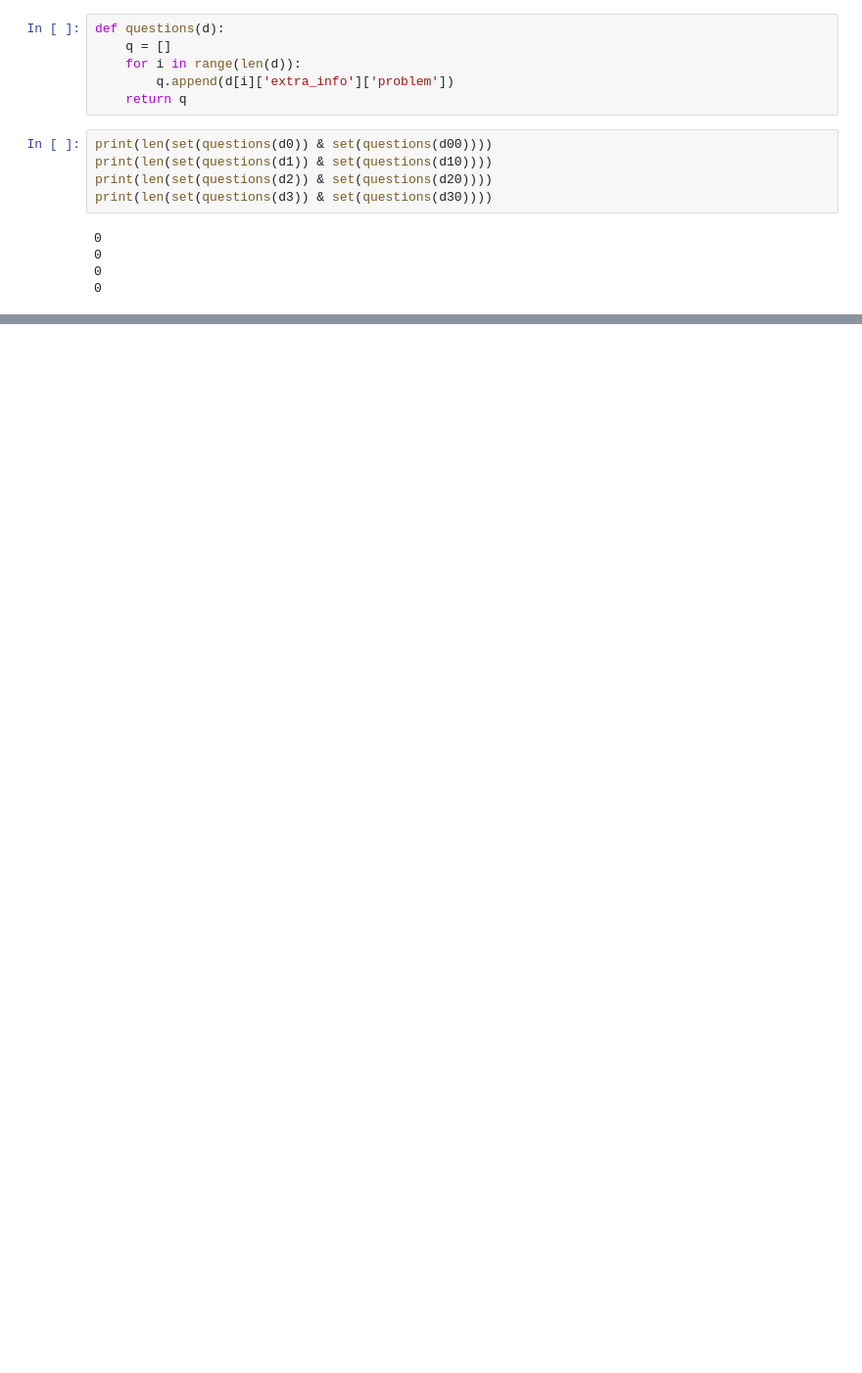
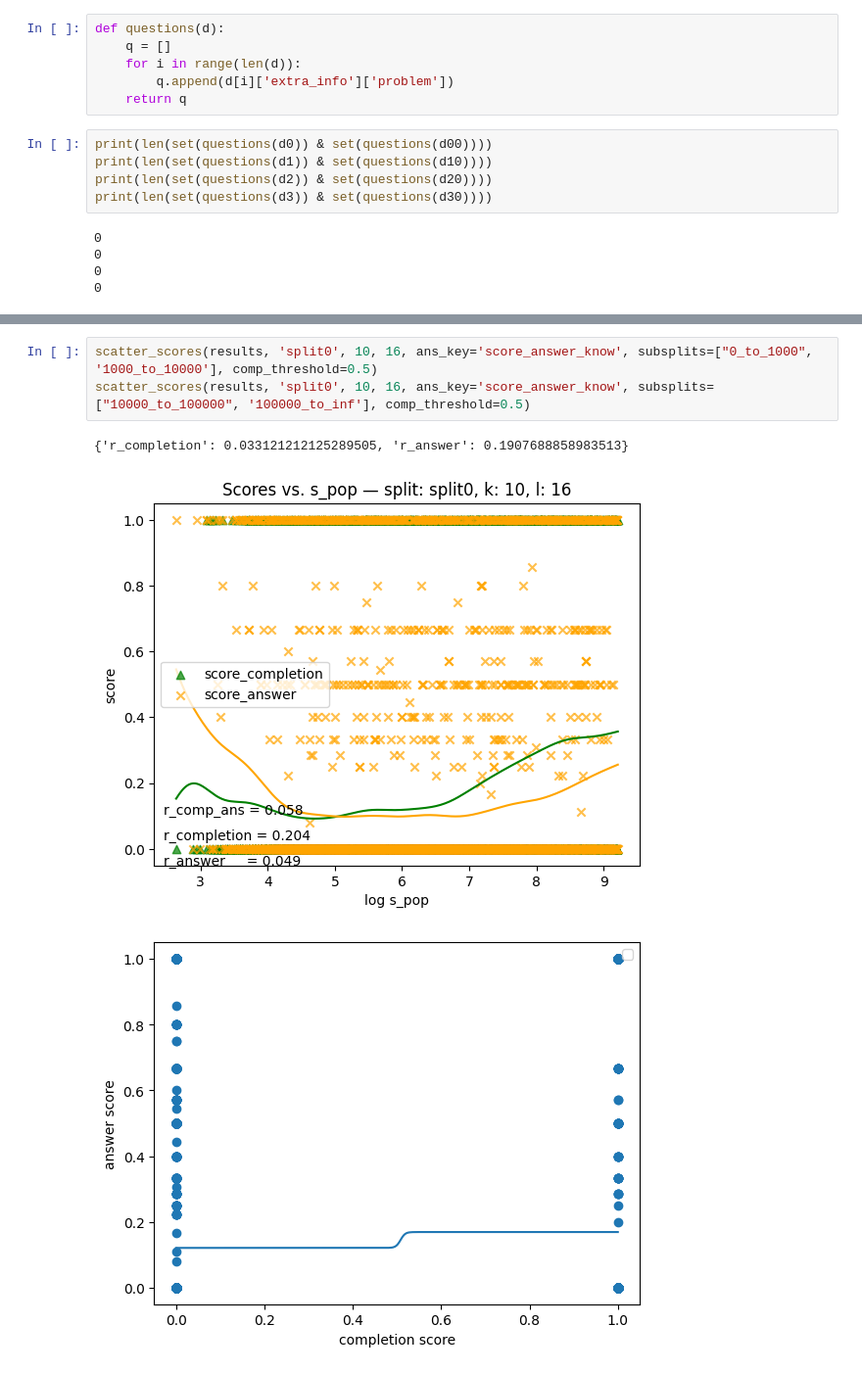
Before and after one commit to zhichul/robust_recall, a Jupyter notebook: experiments/0530_popqa/notebooks/data.ipynb, the cells around one changed output, grey strips where cells are left out. Shown at 98% size. Drawn from its saved outputs; the diff is of its cells as text; blank space fills up the shorter version.

```diff
--- a/experiments/0530_popqa/notebooks/data.ipynb
+++ b/experiments/0530_popqa/notebooks/data.ipynb
@@ -91,0 +482,7 @@ print(len(set(questions(d3)) & set(questions(d30))))
+# %%
+scatter_scores(results, 'split0', 10, 16, ans_key='score_answer_know', subsplits=["0_to_1000", '1000_to_10000'], comp_threshold=0.5)
+scatter_scores(results, 'split0', 10, 16, ans_key='score_answer_know', subsplits=["10000_to_100000", '100000_to_inf'], comp_threshold=0.5)
+# %% [output]
+{'r_completion': 0.033121212125289505, 'r_answer': 0.1907688858983513}
+[figure, added]
+[figure, added]
```
Also changed, not shown: parts of 35 cells of this notebook, 10 other files.
